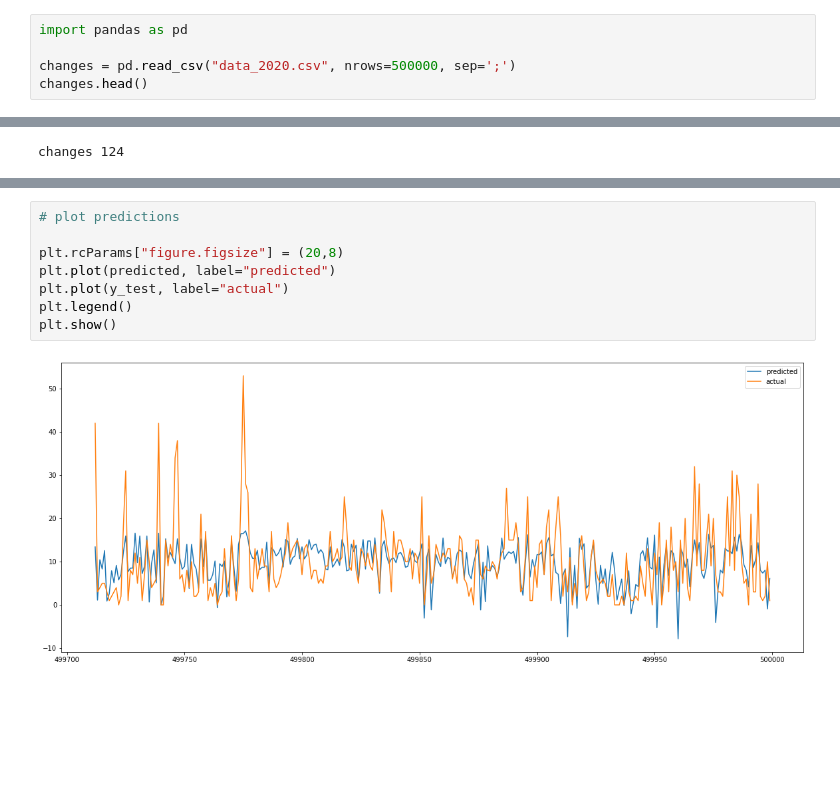
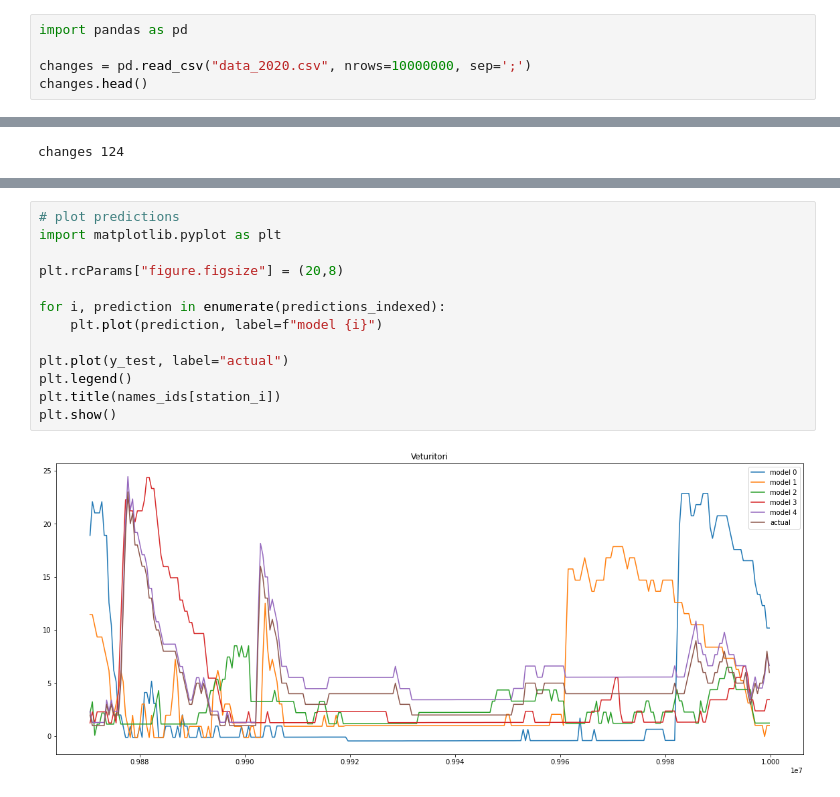
Before and after one commit to VirtualAkseli/NoMES, a Jupyter notebook: NoMAS_EDA.ipynb, the cells around one changed output, grey strips where cells are left out. Cells and saved outputs as stored; diff of their text form; blank space fills up the shorter version.

```diff
--- a/NoMAS_EDA.ipynb
+++ b/NoMAS_EDA.ipynb
@@ -3,7 +3,7 @@
 # %%
 import pandas as pd
 
-changes = pd.read_csv("data_2020.csv", nrows=500000, sep=';')
+changes = pd.read_csv("data_2020.csv", nrows=10000000, sep=';')
 changes.head()
 # %% [output]
 |  | id | bikesAvailable | spacesAvailable | allowDropoff | isFloatingBike | state | realTimeData | ... |
@@ -245,10 +268,15 @@ Length: 288, dtype: float64
 # %%
 # plot predictions
+import matplotlib.pyplot as plt
 
 plt.rcParams["figure.figsize"] = (20,8)
-plt.plot(predicted, label="predicted")
+
+for i, prediction in enumerate(predictions_indexed):
+    plt.plot(prediction, label=f"model {i}")
+
 plt.plot(y_test, label="actual")
 plt.legend()
+plt.title(names_ids[station_i])
 plt.show()
 # %% [output]
-[figure, old version]
+[figure, new version]
```
Also changed, not shown: parts of 6 cells of this notebook.
